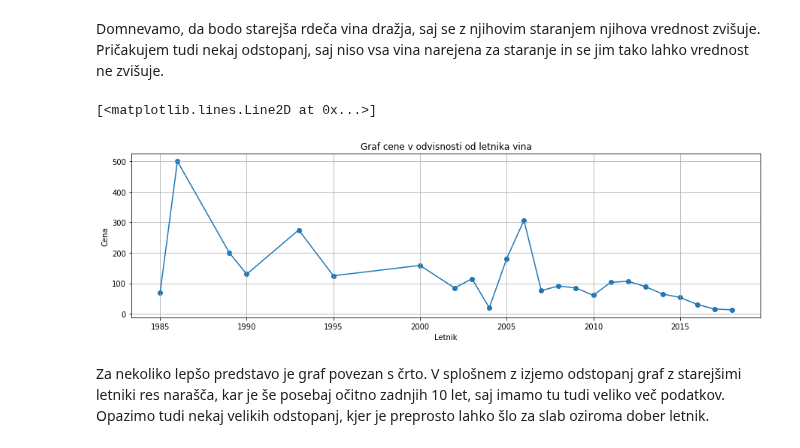
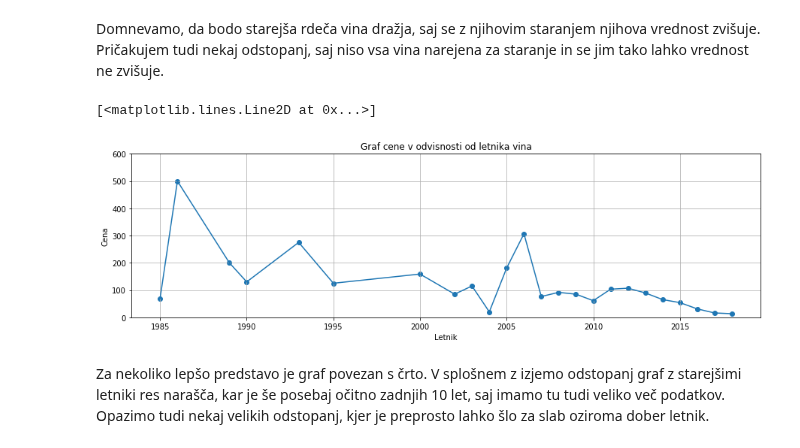
Before and after one commit to ajdalemut/vina, a Jupyter notebook: Vina.ipynb, the cells around one changed output. Cells and saved outputs as stored; diff of their text form; code cells hidden in the pictures.

```diff
--- a/Vina.ipynb
+++ b/Vina.ipynb
@@ -11,13 +11,15 @@ import numpy as np
 import matplotlib.pyplot as plt
 %matplotlib inline
 
-vina = pd.read_csv('obdelani-podatki/vina.csv', index_col='id', dtype = object)
-#dtype = object, sicer pandas spremeni letnike v float
+vina = pd.read_csv('obdelani-podatki/vina.csv', index_col='id')
 okusi = pd.read_csv('obdelani-podatki/okusi.csv')
 vonji = pd.read_csv('obdelani-podatki/vonji.csv')
 
 pd.options.display.max_rows = 20
 
+#pandas spreminja tipe objektov, mi pa vseeno želimo, da bojo letniki tipa int, nepodani letniki pa bodo označeni z 0
+vina['letnik'] = vina['letnik'].fillna(0).astype('int')
+
 vina
 # %% [output]
 |  | ime | barva | letnik | drzava | regija | cena | alkohol | zaprtje | ocena |
@@ -320,18 +321,21 @@ Domnevamo, da bodo starejša rdeča vina dražja, saj se z njihovim staranjem nj
 Pričakujem tudi nekaj odstopanj, saj niso vsa vina narejena za staranje in se jim tako lahko vrednost ne zvišuje.
 # %%
 #povprečja cen po letnikih vina
-vina_po_letih = vina.groupby('letnik')
+#ker so neznani letniki označeni z 0, jih moramo odstraniti iz analize
+vina_s_pravimi_letniki = vina[vina.letnik > 0]
+vina_po_letih = vina_s_pravimi_letniki.groupby('letnik')
 povprecja_po_letih = vina_po_letih['cena'].mean().round(2)
 
 plt.figure(figsize = (15,4))
+plt.ylim(0,povprecja_po_letih.max() +100)
 ax = plt.gca()
 ax.grid()
 ax.set(xlabel = 'Letnik', ylabel = 'Cena', title = 'Graf cene v odvisnosti od letnika vina')
 plt.scatter(povprecja_po_letih.index, povprecja_po_letih)
 plt.plot(povprecja_po_letih.index, povprecja_po_letih)
 # %% [output]
 [<matplotlib.lines.Line2D at 0x...>]
-[figure, old version]
+[figure, new version]
 # %% [markdown]
 Za nekoliko lepšo predstavo je graf povezan s črto. V splošnem z izjemo odstopanj graf z starejšimi letniki res narašča, kar je še posebaj očitno zadnjih 10 let, saj imamo tu tudi veliko več podatkov. Opazimo tudi nekaj velikih odstopanj, kjer je preprosto lahko šlo za slab oziroma dober letnik.
 # %% [markdown]
```
Also changed, not shown: parts of 15 cells of this notebook, 1 other file.
